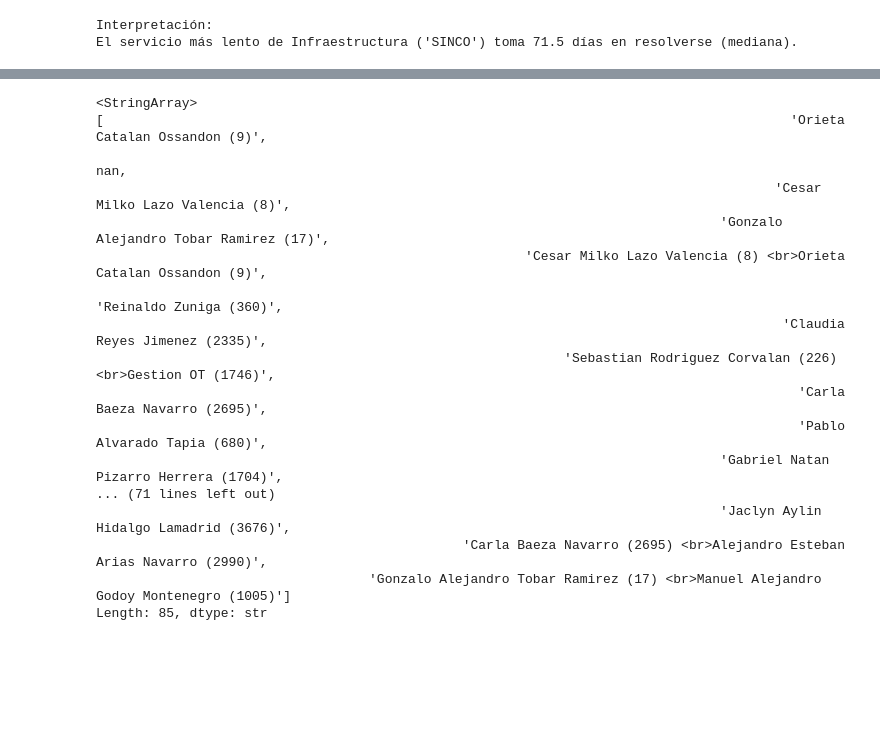
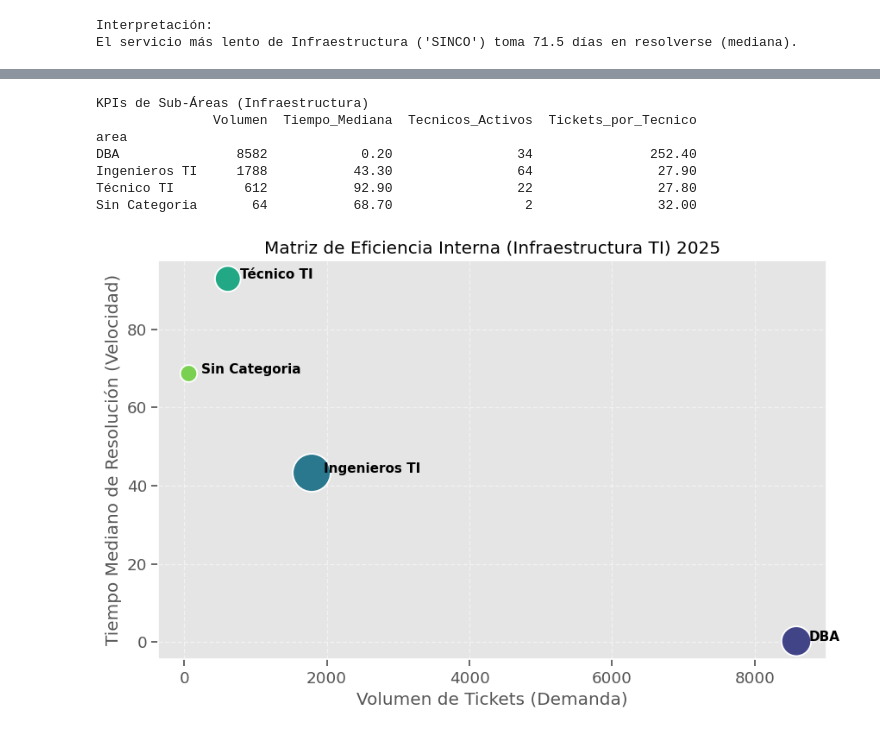
Before and after one commit to NicoFuentese/historical-analysis-management-tickets, a Jupyter notebook: notebooks/3.1-EDA_Infraestructura-TI.ipynb, the cells around one changed output, grey strips where cells are left out. Cells and saved outputs as stored; diff of their text form; code cells hidden in the pictures; blank space fills up the shorter version.

```diff
--- a/notebooks/3.1-EDA_Infraestructura-TI.ipynb
+++ b/notebooks/3.1-EDA_Infraestructura-TI.ipynb
@@ -217,23 +212,44 @@ Técnico TI        2818           87.70                64                44.00
-# %%
-df_infra[df_infra["area"] == "DBA"]["asignado_a__tecnico"].unique()
-# %% [output]
-<StringArray>
-[                                                                                        'Orieta Catalan Ossandon (9)',
-                                                                                                                   nan,
-                                                                                       'Cesar Milko Lazo Valencia (8)',
-                                                                                'Gonzalo Alejandro Tobar Ramirez (17)',
-                                                       'Cesar Milko Lazo Valencia (8) <br>Orieta Catalan Ossandon (9)',
-                                                                                               'Reinaldo Zuniga (360)',
-                                                                                        'Claudia Reyes Jimenez (2335)',
-                                                            'Sebastian Rodriguez Corvalan (226) <br>Gestion OT (1746)',
-                                                                                          'Carla Baeza Navarro (2695)',
-                                                                                          'Pablo Alvarado Tapia (680)',
-                                                                                'Gabriel Natan Pizarro Herrera (1704)',
-... (71 lines left out)
-                                                                                'Jaclyn Aylin Hidalgo Lamadrid (3676)',
-                                               'Carla Baeza Navarro (2695) <br>Alejandro Esteban Arias Navarro (2990)',
-                                   'Gonzalo Alejandro Tobar Ramirez (17) <br>Manuel Alejandro Godoy Montenegro (1005)']
-Length: 85, dtype: str
+# %%
+#KPIs del area 2025
+kpis_infra = df_infra[df_infra["fecha_de_apertura_año"] == 2025].groupby('area').agg(
+    Volumen=('id', 'count'),
+    Tiempo_Mediana=('tiempo_vida_horas', 'median'),
+    Tecnicos_Activos=('asignado_a__tecnico', 'nunique')
+).sort_values('Volumen', ascending=False)
+
+# Métricas derivadas
+kpis_infra['Tickets_por_Tecnico'] = kpis_infra['Volumen'] / kpis_infra['Tecnicos_Activos']
+
+print("\nKPIs de Sub-Áreas (Infraestructura)")
+print(kpis_infra.round(1))
+
+# --- Gráfico 3.1: Matriz de Eficiencia (Bubble Chart) ---
+plt.figure(figsize=(10, 6))
+sns.scatterplot(data=kpis_infra, x='Volumen', y='Tiempo_Mediana',
+                size='Tecnicos_Activos', sizes=(200, 1000),
+                hue=kpis_infra.index, palette='viridis', legend=False)
+
+# Etiquetas de texto
+for i in range(kpis_infra.shape[0]):
+    x = kpis_infra['Volumen'].iat[i]
+    y = kpis_infra['Tiempo_Mediana'].iat[i]
+    label = kpis_infra.index[i]
+    plt.text(x + (kpis_infra['Volumen'].max()*0.02), y, label, weight='bold', fontsize=11)
+
+plt.title('Matriz de Eficiencia Interna (Infraestructura TI) 2025')
+plt.xlabel('Volumen de Tickets (Demanda)')
+plt.ylabel('Tiempo Mediano de Resolución (Velocidad)') # Cuanto más bajo, mejor
+plt.grid(True, linestyle='--', alpha=0.5)
+plt.show()
+# %% [output]
+KPIs de Sub-Áreas (Infraestructura)
+               Volumen  Tiempo_Mediana  Tecnicos_Activos  Tickets_por_Tecnico
+area
+DBA               8582            0.20                34               252.40
+Ingenieros TI     1788           43.30                64                27.90
+Técnico TI         612           92.90                22                27.80
+Sin Categoria       64           68.70                 2                32.00
+[figure, added]
 # %%
 # Top 10 Técnicos de Infraestructura
 top_tecnicos = df_infra['asignado_a__tecnico'].value_counts().head(10)
```
Also changed, not shown: parts of 11 cells of this notebook.
